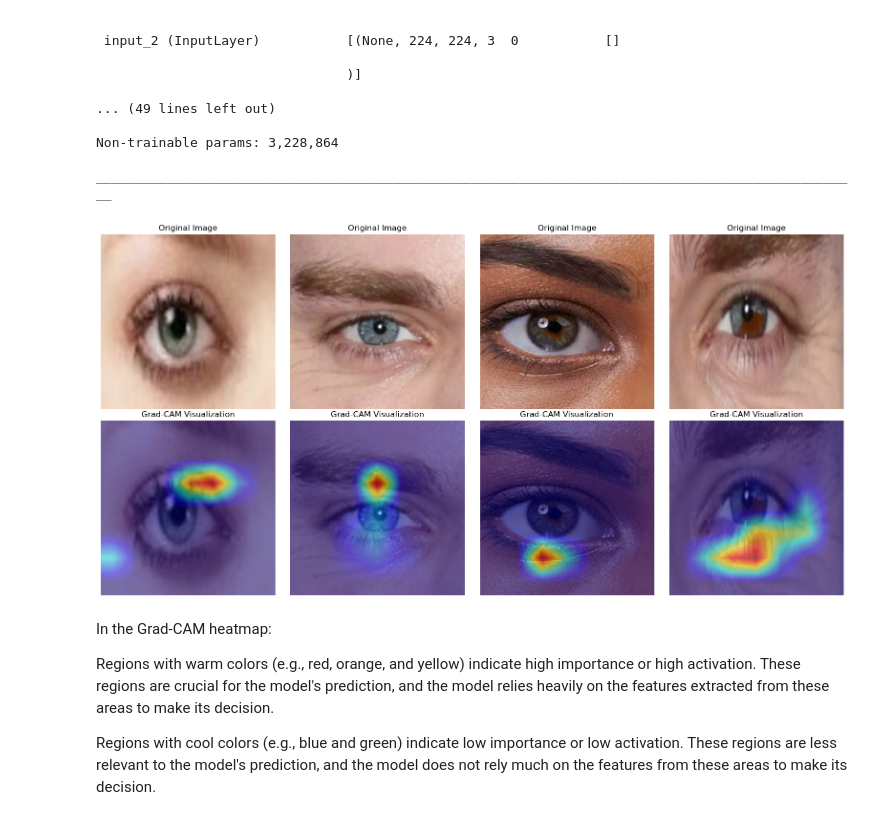
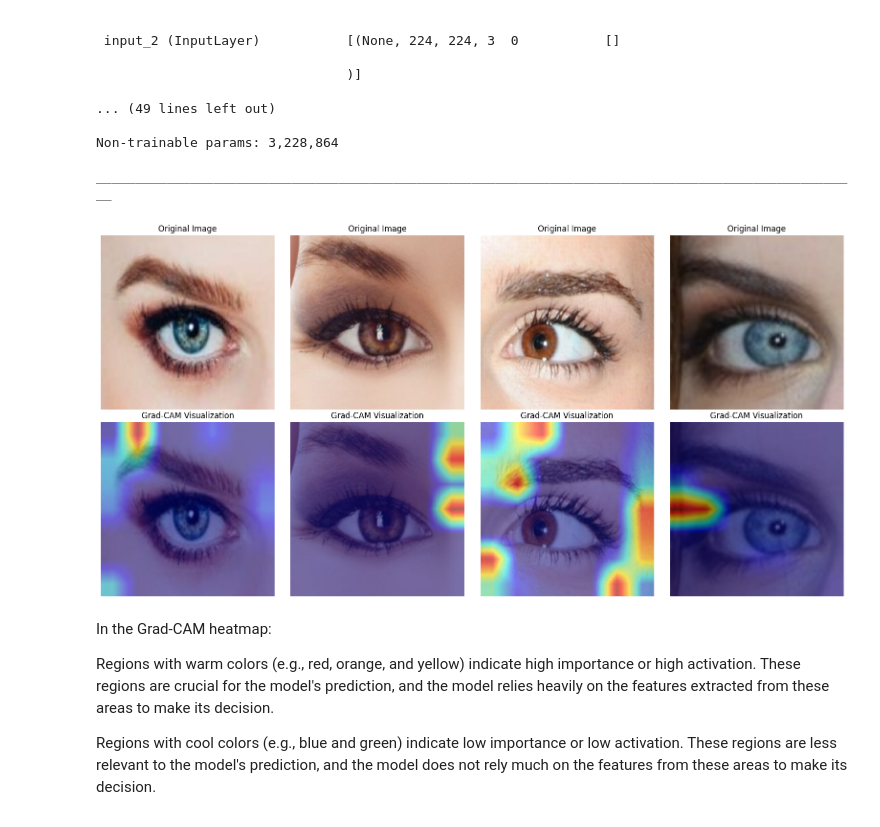
Before and after one commit to dkumarmehta81/Assignments, a Jupyter notebook: laamd1.ipynb, the cells around one changed output. Saved outputs shown, nothing was run; the diff lists cells and outputs as text; code cells hidden in the pictures.

Commit message:
Kaggle Notebook | LAAMD1 | Version 3

```diff
--- a/laamd1.ipynb
+++ b/laamd1.ipynb
@@ -739,7 +724,7 @@ from tensorflow.keras.preprocessing.image import load_img, img_to_array
 
 # Step 1: Load and preprocess the image data (Replace 'your_image_path' with the image you want to visualize)
 # Step 1: Load and preprocess the image data
-test_folder = 'd:/chaman/cataract/test'
+test_folder = '/kaggle/input/cataract-image-dataset/processed_images/test'
 input_size = (224, 224)  # Input size of the model, adjust according to your model's input size
 # Step 2: Pick 4 sample images (2 from 'cataract' class and 2 from 'normal' class)
 class_folders = ['cataract', 'normal']
@@ -761,7 +746,7 @@ def preprocess_image(image_path, input_size):
 # Step 3: Define a function to compute the Grad-CAM visualization
 def compute_gradcam(model, image):
     # Get the last convolutional layer and the output layer of the model
-    last_conv_layer = model.get_layer('multiply_1')
+    last_conv_layer = model.get_layer('multiply')
     output_layer = model.layers[-1]
 
     # Create a model that maps the input image to the output class predictions and the last convolutional layer
@@ -791,34 +776,34 @@ fig, axes = plt.subplots(2, num_images, figsize=(4*num_images, 8))
 # Generate Grad-CAM for each image and plot the results
 for i, image_name in enumerate(sample_images):
     class_folder = 'cataract' if 'cataract' in image_name else 'normal'
     image_path = os.path.join(test_folder, class_folder, image_name)
     image = preprocess_image(image_path, input_size)
     heatmap = compute_gradcam(MobileNetModel, image)
     heatmap = cv2.resize(heatmap, (input_size[1], input_size[0]))
     heatmap = cv2.applyColorMap(np.uint8(255 * heatmap), cv2.COLORMAP_JET)
 
     # Load the original image
     original_image = cv2.imread(image_path)
     original_image = cv2.resize(original_image, (input_size[1], input_size[0]))
 
     # Overlay the heatmap on the original image
     alpha = 0.5  # Adjust the alpha value for the heatmap overlay
     superimposed_img = cv2.addWeighted(original_image, alpha, heatmap, 1 - alpha, 0)
 
     # Display the original image and Grad-CAM side by side
     axes[0, i].imshow(cv2.cvtColor(original_image, cv2.COLOR_BGR2RGB))
     axes[0, i].set_title('Original Image')
     axes[0, i].axis('off')
 
     axes[1, i].imshow(cv2.cvtColor(superimposed_img, cv2.COLOR_BGR2RGB))
     axes[1, i].set_title('Grad-CAM Visualization')
     axes[1, i].axis('off')
 
 plt.tight_layout()
 #plt.savefig('LGAAM_D1_GradCamVisualization.eps',dpi=300)
 plt.show()
 # %% [output]
-[figure, old version]
+[figure, new version]
 # %% [markdown]
 In the Grad-CAM heatmap:
 
```
Also changed, not shown: parts of 14 cells of this notebook.
